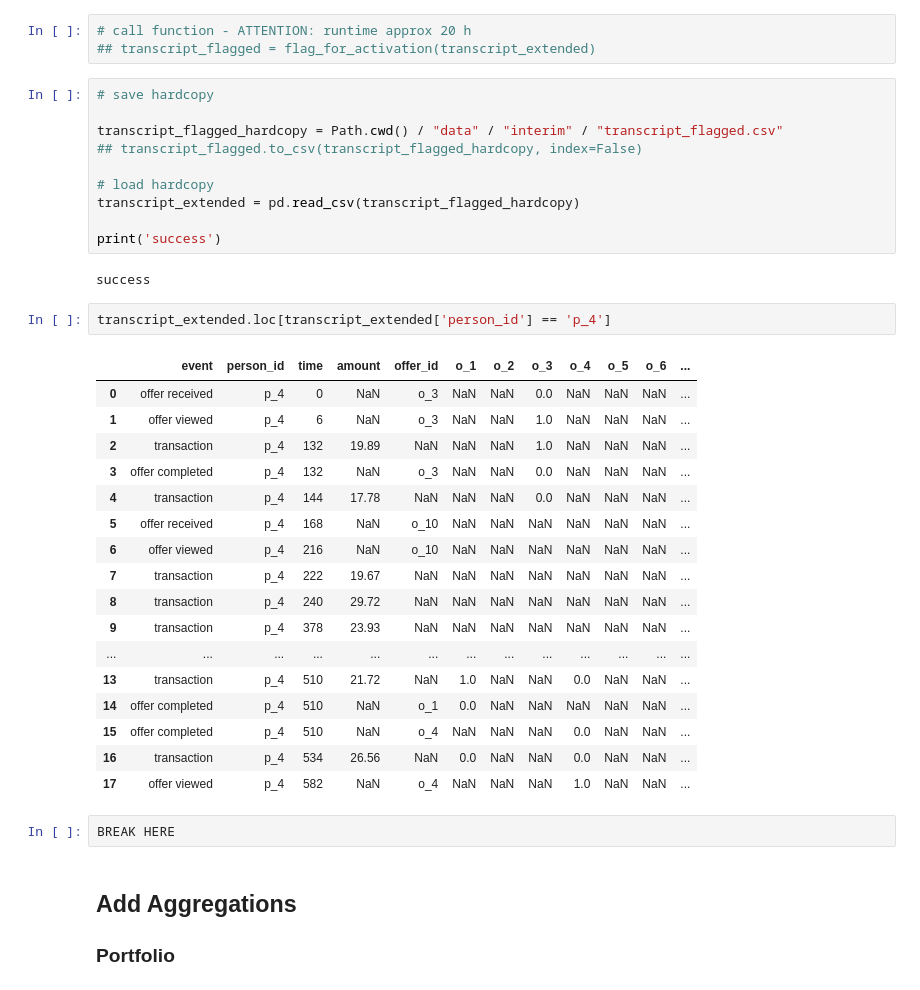
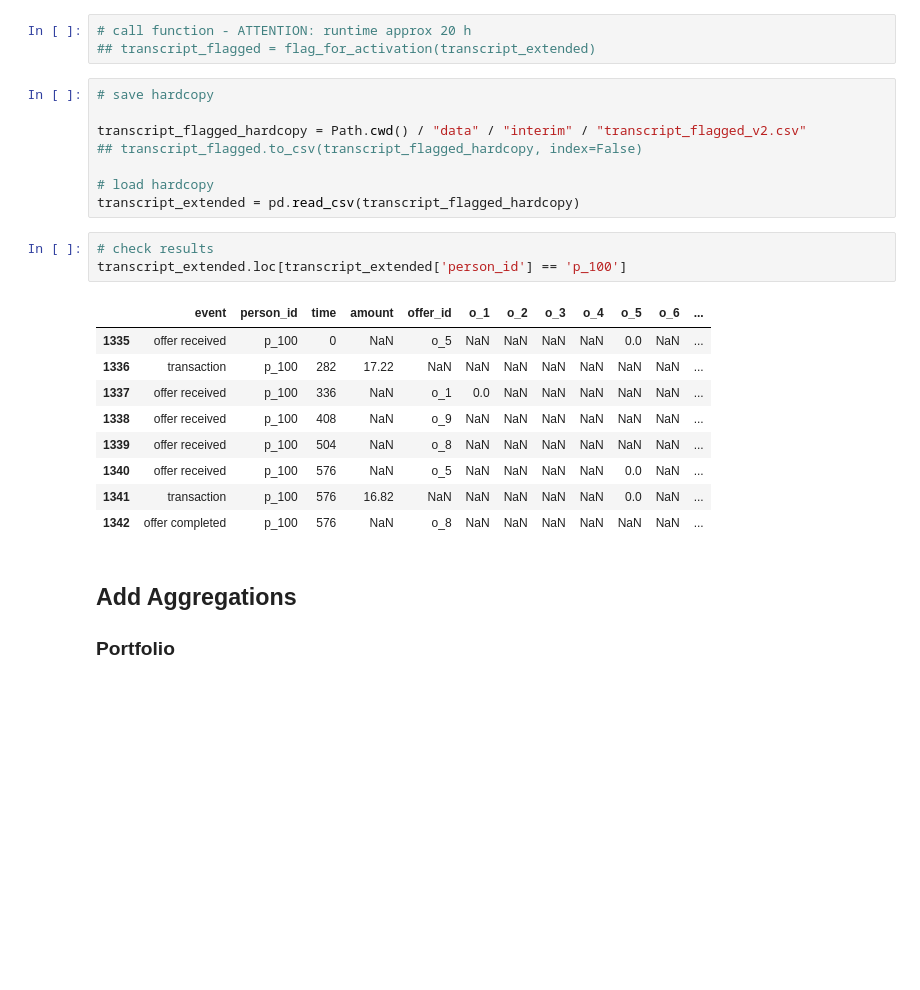
Before and after one commit to rbuerki/segmentation-challenge-starbucks, a Jupyter notebook: 1-data_prep.ipynb, the cells around one changed output. Cells and saved outputs as stored; diff of their text form; blank space fills up the shorter version.

```diff
--- a/1-data_prep.ipynb
+++ b/1-data_prep.ipynb
@@ -605,37 +605,24 @@ def flag_for_activation(df):
 # %%
 # save hardcopy
 
-transcript_flagged_hardcopy = Path.cwd() / "data" / "interim" / "transcript_flagged.csv"
+transcript_flagged_hardcopy = Path.cwd() / "data" / "interim" / "transcript_flagged_v2.csv"
 ## transcript_flagged.to_csv(transcript_flagged_hardcopy, index=False)
 
 # load hardcopy
 transcript_extended = pd.read_csv(transcript_flagged_hardcopy)
-
-print('success')
-# %% [output]
-success
 # %%
-transcript_extended.loc[transcript_extended['person_id'] == 'p_4']
+# check results
+transcript_extended.loc[transcript_extended['person_id'] == 'p_100']
 # %% [output]
 |  | event | person_id | time | amount | offer_id | o_1 | o_2 | o_3 | o_4 | o_5 | o_6 | ... |
-| 0 | offer received | p_4 | 0 | NaN | o_3 | NaN | NaN | 0.0 | NaN | NaN | NaN | ... |
-| 1 | offer viewed | p_4 | 6 | NaN | o_3 | NaN | NaN | 1.0 | NaN | NaN | NaN | ... |
-| 2 | transaction | p_4 | 132 | 19.89 | NaN | NaN | NaN | 1.0 | NaN | NaN | NaN | ... |
-| 3 | offer completed | p_4 | 132 | NaN | o_3 | NaN | NaN | 0.0 | NaN | NaN | NaN | ... |
-| 4 | transaction | p_4 | 144 | 17.78 | NaN | NaN | NaN | 0.0 | NaN | NaN | NaN | ... |
-| 5 | offer received | p_4 | 168 | NaN | o_10 | NaN | NaN | NaN | NaN | NaN | NaN | ... |
-| 6 | offer viewed | p_4 | 216 | NaN | o_10 | NaN | NaN | NaN | NaN | NaN | NaN | ... |
-| 7 | transaction | p_4 | 222 | 19.67 | NaN | NaN | NaN | NaN | NaN | NaN | NaN | ... |
-| 8 | transaction | p_4 | 240 | 29.72 | NaN | NaN | NaN | NaN | NaN | NaN | NaN | ... |
-| 9 | transaction | p_4 | 378 | 23.93 | NaN | NaN | NaN | NaN | NaN | NaN | NaN | ... |
-| ... | ... | ... | ... | ... | ... | ... | ... | ... | ... | ... | ... | ... |
-| 13 | transaction | p_4 | 510 | 21.72 | NaN | 1.0 | NaN | NaN | 0.0 | NaN | NaN | ... |
-| 14 | offer completed | p_4 | 510 | NaN | o_1 | 0.0 | NaN | NaN | NaN | NaN | NaN | ... |
-| 15 | offer completed | p_4 | 510 | NaN | o_4 | NaN | NaN | NaN | 0.0 | NaN | NaN | ... |
-| 16 | transaction | p_4 | 534 | 26.56 | NaN | 0.0 | NaN | NaN | 0.0 | NaN | NaN | ... |
-| 17 | offer viewed | p_4 | 582 | NaN | o_4 | NaN | NaN | NaN | 1.0 | NaN | NaN | ... |
+| 1335 | offer received | p_100 | 0 | NaN | o_5 | NaN | NaN | NaN | NaN | 0.0 | NaN | ... |
+| 1336 | transaction | p_100 | 282 | 17.22 | NaN | NaN | NaN | NaN | NaN | NaN | NaN | ... |
+| 1337 | offer received | p_100 | 336 | NaN | o_1 | 0.0 | NaN | NaN | NaN | NaN | NaN | ... |
+| 1338 | offer received | p_100 | 408 | NaN | o_9 | NaN | NaN | NaN | NaN | NaN | NaN | ... |
+| 1339 | offer received | p_100 | 504 | NaN | o_8 | NaN | NaN | NaN | NaN | NaN | NaN | ... |
+| 1340 | offer received | p_100 | 576 | NaN | o_5 | NaN | NaN | NaN | NaN | 0.0 | NaN | ... |
+| 1341 | transaction | p_100 | 576 | 16.82 | NaN | NaN | NaN | NaN | NaN | 0.0 | NaN | ... |
+| 1342 | offer completed | p_100 | 576 | NaN | o_8 | NaN | NaN | NaN | NaN | NaN | NaN | ... |
-# %%
-BREAK HERE
 # %% [markdown]
 ## Add Aggregations
 
```
Also changed, not shown: parts of 13 cells of this notebook.
